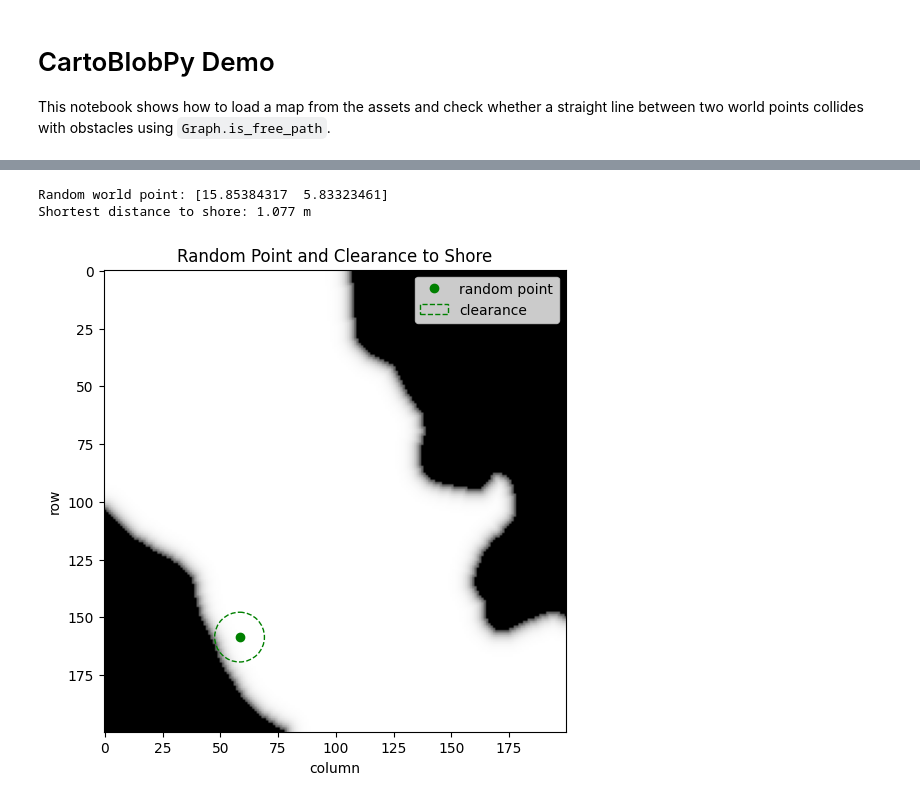
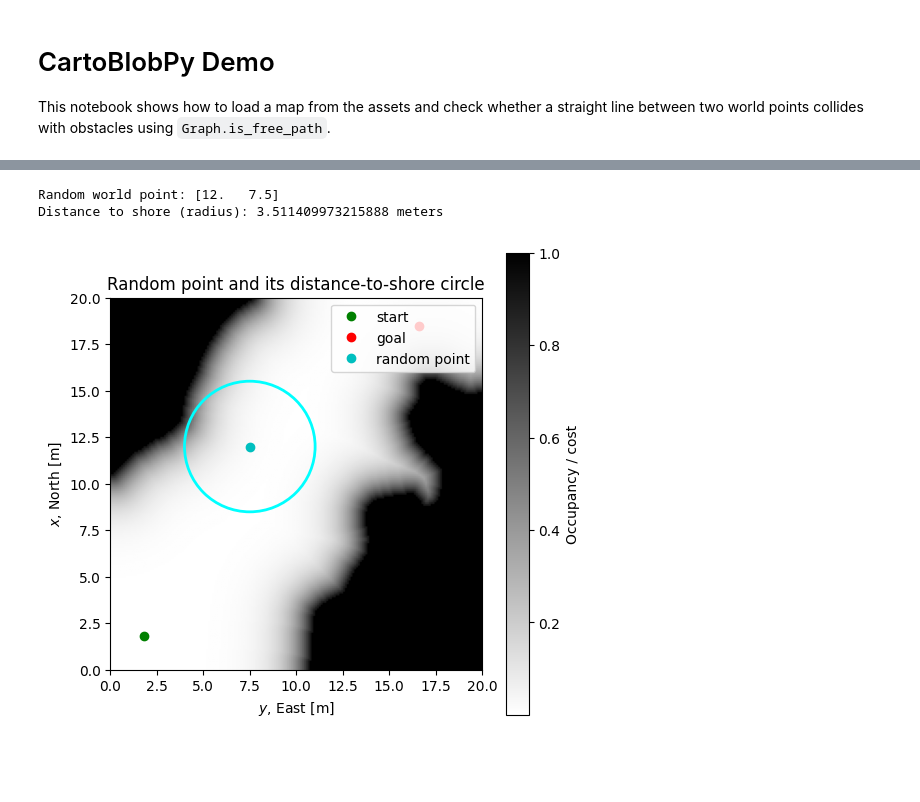
Before and after one commit to incebellipipo/cartoblobpy, a Jupyter notebook: notebooks/demo_00.ipynb, the cells around one changed output, grey strips where cells are left out. Drawn from its saved outputs; the diff is of its cells as text; code cells hidden in the pictures; blank space fills up the shorter version.

```diff
--- a/notebooks/demo_00.ipynb
+++ b/notebooks/demo_00.ipynb
@@ -63,34 +27,34 @@ plt.show()
-# %%
-# Random point: shortest distance to shore (closest obstacle)
-import numpy as np
-import matplotlib.pyplot as plt
-from matplotlib.patches import Circle
-
-# Sample a random world point within map bounds
-rng = np.random.default_rng()
-p_rand = np.array([
-    rng.uniform(0, g.real_width),
-    rng.uniform(0, g.real_height),
-])
-
-# Use the new method on Graph
-clearance_m = g.distance_to_closest_obstacle(p_rand)
-print(f"Random world point: {p_rand}")
-print(f"Shortest distance to shore: {clearance_m:.3f} m")
-
-# Visualize point and clearance circle
-fig, ax = plt.subplots(figsize=(6,6))
-ax.imshow(g.grid, cmap='gray_r', origin='upper')
-pg = g.world_to_grid(p_rand)
-ax.plot(pg[1], pg[0], 'go', ms=6, label='random point')
-rad_px = clearance_m / g.resolution
-ax.add_patch(Circle((pg[1], pg[0]), rad_px, fill=False, color='g', linestyle='--', label='clearance'))
-ax.set_title('Random Point and Clearance to Shore')
-ax.set_xlabel('column')
-ax.set_ylabel('row')
-ax.legend()
-plt.show()
-# %% [output]
-Random world point: [15.85384317  5.83323461]
-Shortest distance to shore: 1.077 m
-[figure, removed]
+# %%
+# Random point + circle (distance to shore)
+import numpy as np
+import matplotlib.pyplot as plt
+
+W, H = g.real_width, g.real_height
+x = 12.0
+y = 7.5
+rand_point_world = np.array([x, y])
+print("Random world point:", rand_point_world)
+
+radius_m = g.distance_to_closest_obstacle(rand_point_world)
+print("Distance to shore (radius):", radius_m, "meters")
+
+fig, ax = plt.subplots(figsize=(6, 6))
+g.plot(ax=ax, cmap="gray_r", show_colorbar=True)
+
+if g.coordinate_frame == "ENU":
+    x_plot, y_plot = rand_point_world[0], rand_point_world[1]
+else:  # NED world = [x_north, y_east] -> EN plotting plane = [x_east, y_north]
+    x_plot, y_plot = rand_point_world[1], rand_point_world[0]
+
+ax.plot(x_plot, y_plot, 'co', markersize=6, label='random point')
+
+# Draw circle with radius equal to distance to shore (in meters)
+circle = plt.Circle((x_plot, y_plot), radius_m, color='cyan', fill=False, linewidth=2)
+ax.add_patch(circle)
+ax.set_title("Random point and its distance-to-shore circle")
+ax.legend(loc='upper right')
+plt.show()
+# %% [output]
+Random world point: [12.   7.5]
+Distance to shore (radius): 3.511409973215888 meters
+[figure, added]
```
Also changed, not shown: parts of 4 cells of this notebook, 1 other file.
